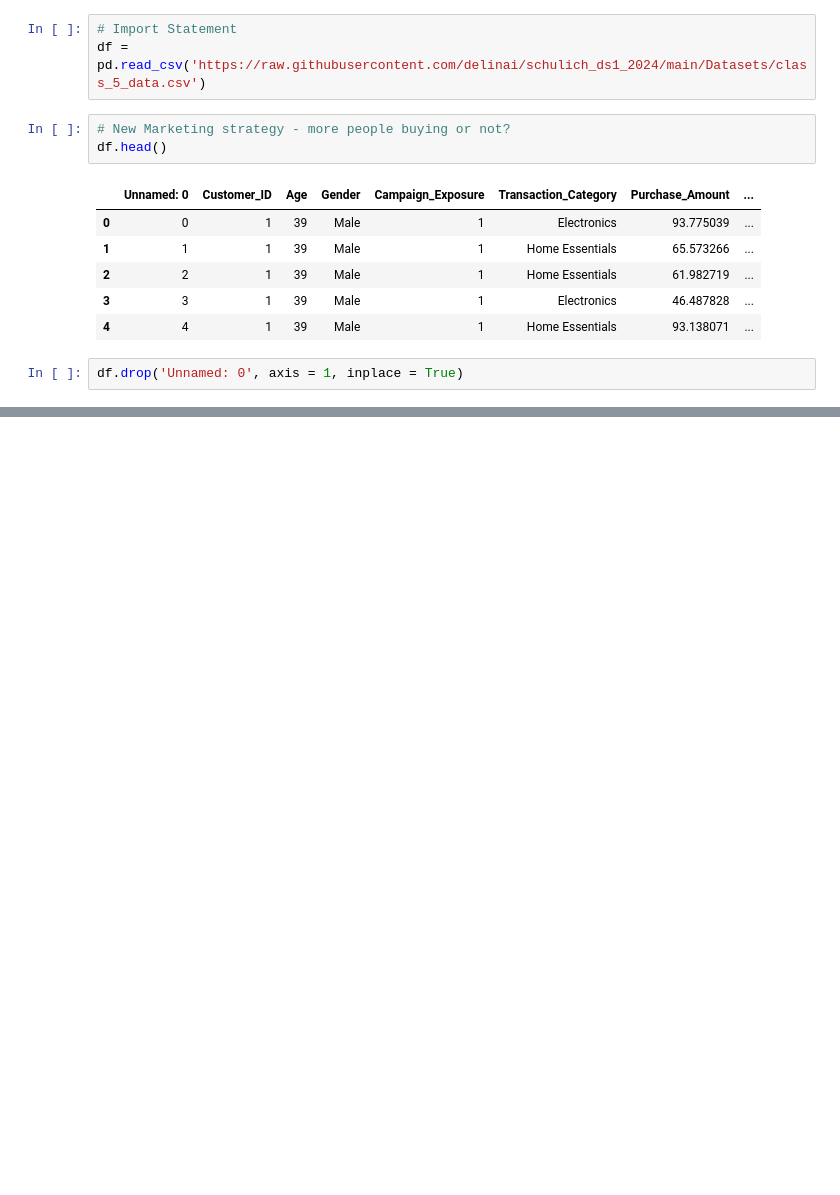
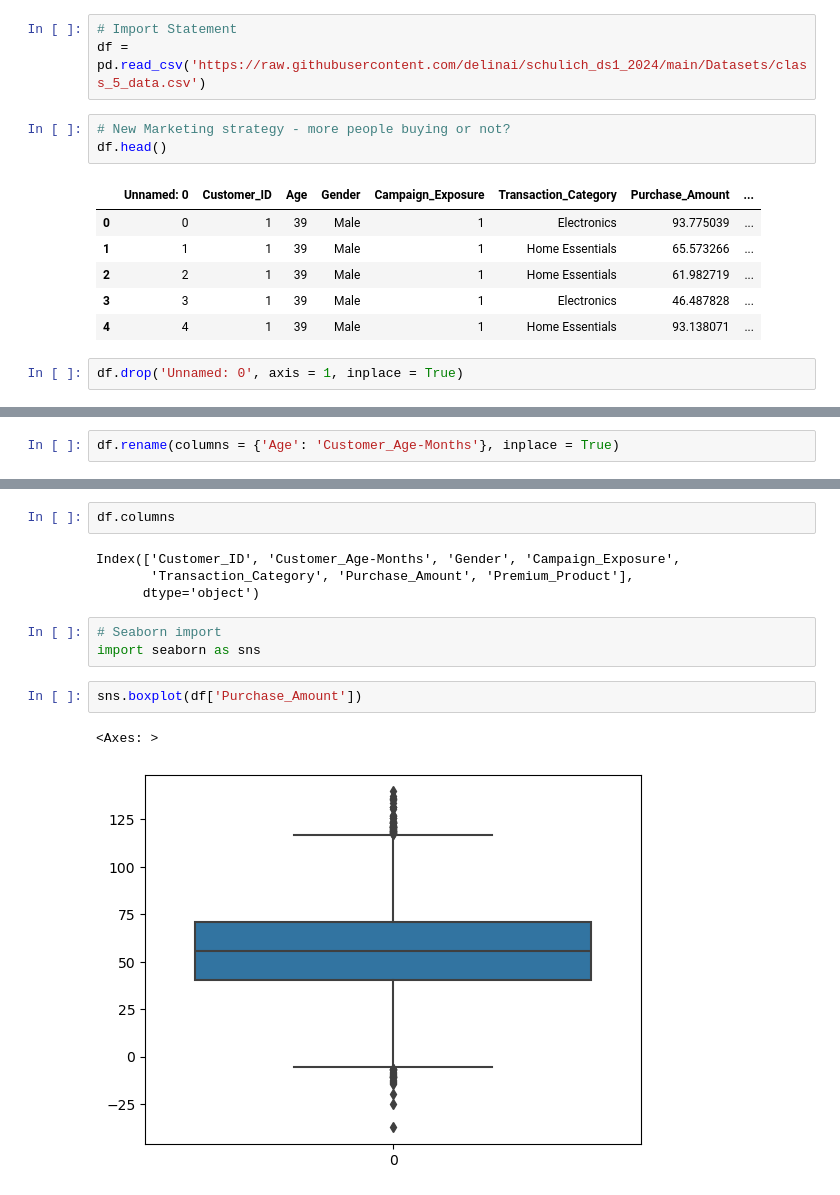
Before and after one commit to TangoMango223/schulich_MBAN6110, a Jupyter notebook: class_files/class4-5.ipynb, the cells around one changed output, grey strips where cells are left out. Drawn from its saved outputs; the diff is of its cells as text; blank space fills up the shorter version.

```diff
--- a/class_files/class4-5.ipynb
+++ b/class_files/class4-5.ipynb
@@ -386,0 +402,2 @@ df.drop('Unnamed: 0', axis = 1, inplace = True)
+# %%
+df.rename(columns = {'Age': 'Customer_Age-Months'}, inplace = True)
@@ -386,0 +428,14 @@ df.drop('Unnamed: 0', axis = 1, inplace = True)
+# %%
+df.columns
+# %% [output]
+Index(['Customer_ID', 'Customer_Age-Months', 'Gender', 'Campaign_Exposure',
+       'Transaction_Category', 'Purchase_Amount', 'Premium_Product'],
+      dtype='object')
+# %%
+# Seaborn import
+import seaborn as sns
+# %%
+sns.boxplot(df['Purchase_Amount'])
+# %% [output]
+<Axes: >
+[figure, added]
```
Also changed, not shown: parts of 16 cells of this notebook.
